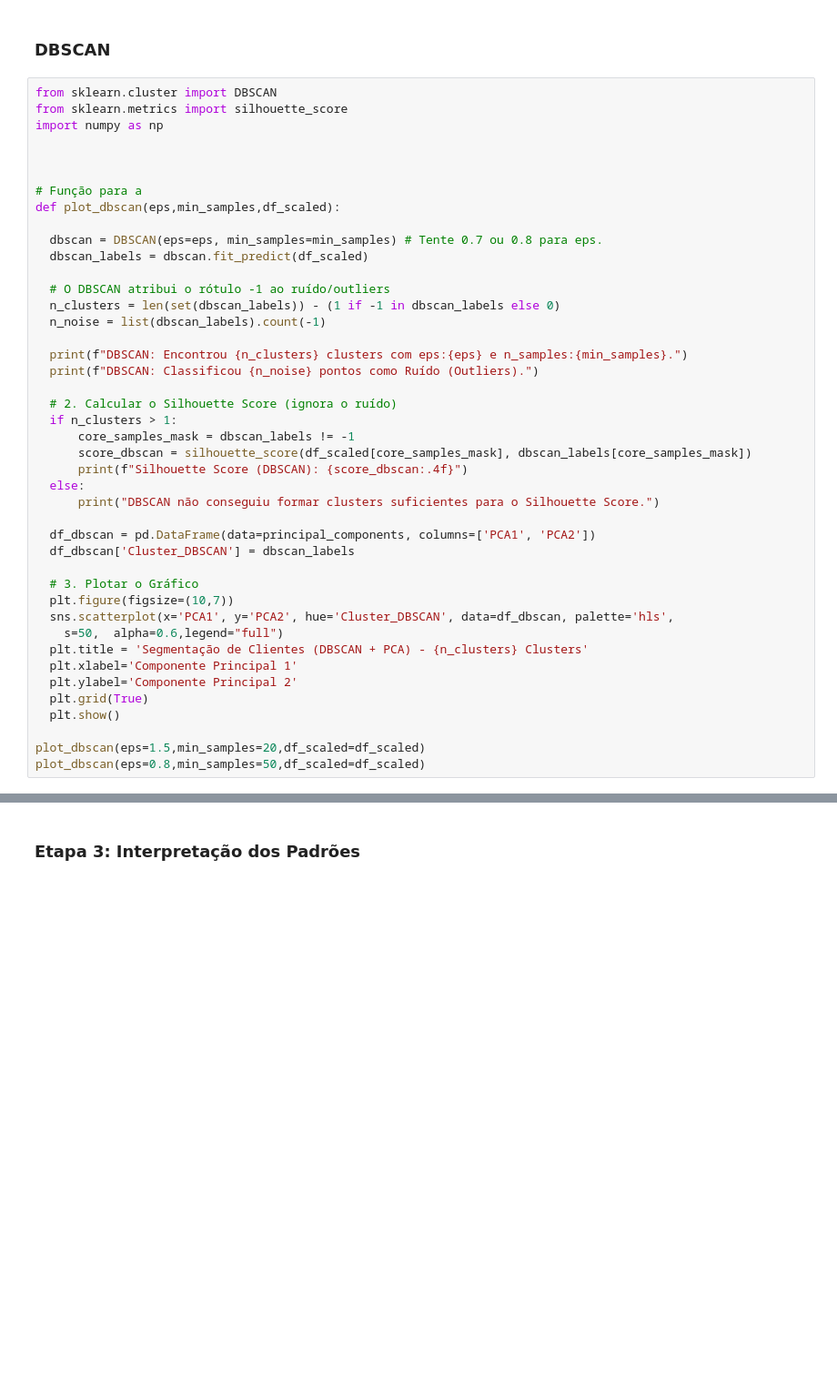
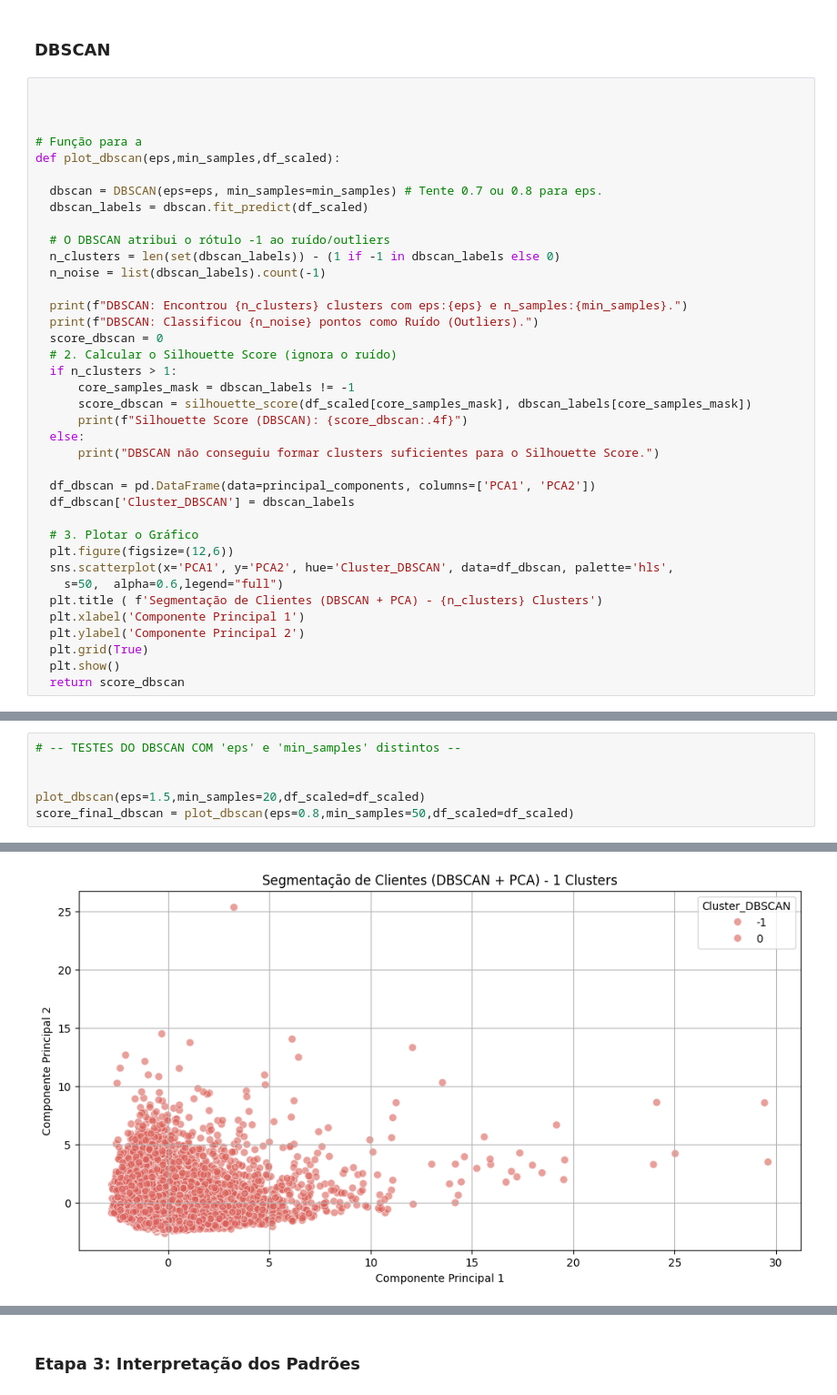
Before and after one commit to eudessb/segmentacao_de_clientes, a Jupyter notebook: notebook.ipynb, the cells around one changed output, grey strips where cells are left out. Shown at 91% size. Cells and saved outputs as stored; diff of their text form; blank space fills up the shorter version.

```diff
--- a/notebook.ipynb
+++ b/notebook.ipynb
@@ -120,9 +121,6 @@ plt.show()
 # %% [markdown]
 ### DBSCAN
 # %%
-from sklearn.cluster import DBSCAN
-from sklearn.metrics import silhouette_score
-import numpy as np
 
 
 
@@ -138,7 +136,7 @@ def plot_dbscan(eps,min_samples,df_scaled):
 
   print(f"DBSCAN: Encontrou {n_clusters} clusters com eps:{eps} e n_samples:{min_samples}.")
   print(f"DBSCAN: Classificou {n_noise} pontos como Ruído (Outliers).")
-
+  score_dbscan = 0
   # 2. Calcular o Silhouette Score (ignora o ruído)
   if n_clusters > 1:
       core_samples_mask = dbscan_labels != -1
@@ -151,14 +149,12 @@ def plot_dbscan(eps,min_samples,df_scaled):
   df_dbscan['Cluster_DBSCAN'] = dbscan_labels
 
   # 3. Plotar o Gráfico
-  plt.figure(figsize=(10,7))
+  plt.figure(figsize=(12,6))
   sns.scatterplot(x='PCA1', y='PCA2', hue='Cluster_DBSCAN', data=df_dbscan, palette='hls',
     s=50,  alpha=0.6,legend="full")
-  plt.title = 'Segmentação de Clientes (DBSCAN + PCA) - {n_clusters} Clusters'
-  plt.xlabel='Componente Principal 1'
-  plt.ylabel='Componente Principal 2'
+  plt.title ( f'Segmentação de Clientes (DBSCAN + PCA) - {n_clusters} Clusters')
+  plt.xlabel('Componente Principal 1')
+  plt.ylabel('Componente Principal 2')
   plt.grid(True)
   plt.show()
-
-plot_dbscan(eps=1.5,min_samples=20,df_scaled=df_scaled)
-plot_dbscan(eps=0.8,min_samples=50,df_scaled=df_scaled)
+  return score_dbscan
@@ -173,0 +161,7 @@ Silhouette Score (DBSCAN): 0.3952
+# %%
+# -- TESTES DO DBSCAN COM 'eps' e 'min_samples' distintos --
+
+
+plot_dbscan(eps=1.5,min_samples=20,df_scaled=df_scaled)
+score_final_dbscan = plot_dbscan(eps=0.8,min_samples=50,df_scaled=df_scaled)
+# %% [output]
@@ -173,0 +171 @@ Silhouette Score (DBSCAN): 0.3952
+[figure, added]
```
Also changed, not shown: parts of 7 cells of this notebook.
